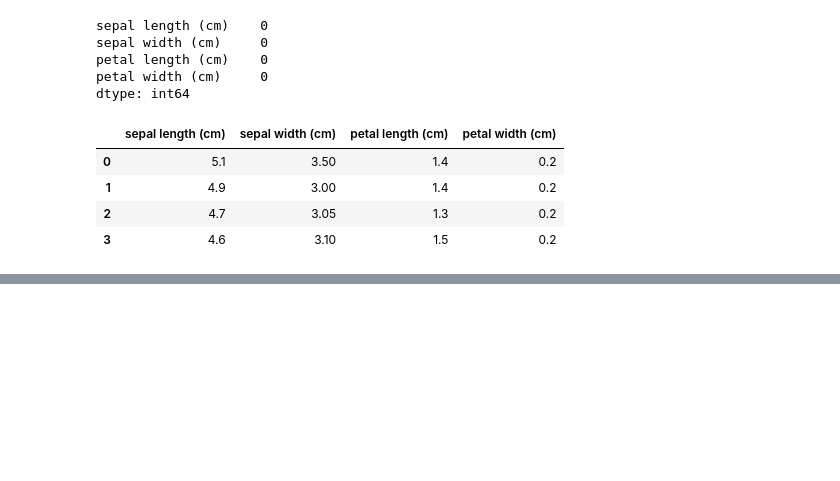
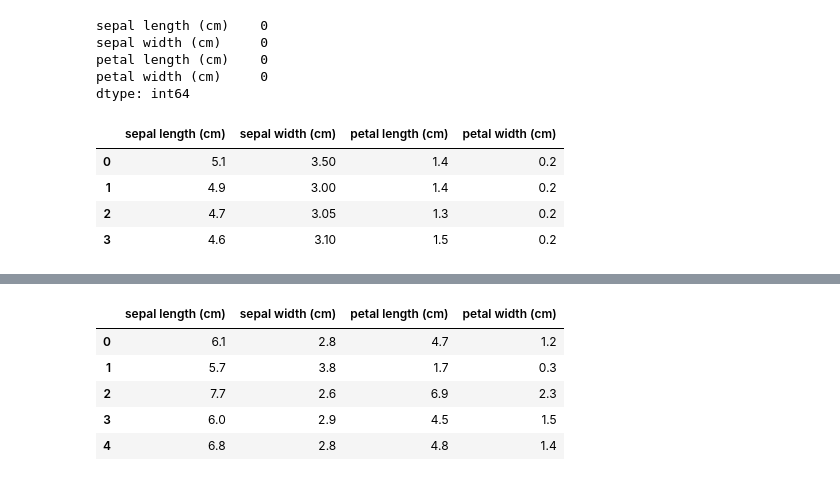
Before and after one commit to MAyub114/pandas_techniques, a Jupyter notebook: Pandas.ipynb, the cells around one changed output, grey strips where cells are left out. Saved outputs shown, nothing was run; the diff lists cells and outputs as text; code cells hidden in the pictures; blank space fills up the shorter version.

```diff
--- a/Pandas.ipynb
+++ b/Pandas.ipynb
@@ -180,0 +209,11 @@ X.iloc[:4]
+# %%
+# Full outer join
+iris_outer_df = pd.merge(X_train, X_test, how='outer')
+iris_outer_df.head()
+# %% [output]
+|  | sepal length (cm) | sepal width (cm) | petal length (cm) | petal width (cm) |
+| 0 | 6.1 | 2.8 | 4.7 | 1.2 |
+| 1 | 5.7 | 3.8 | 1.7 | 0.3 |
+| 2 | 7.7 | 2.6 | 6.9 | 2.3 |
+| 3 | 6.0 | 2.9 | 4.5 | 1.5 |
+| 4 | 6.8 | 2.8 | 4.8 | 1.4 |
```
Also changed, not shown: parts of 6 cells of this notebook.
